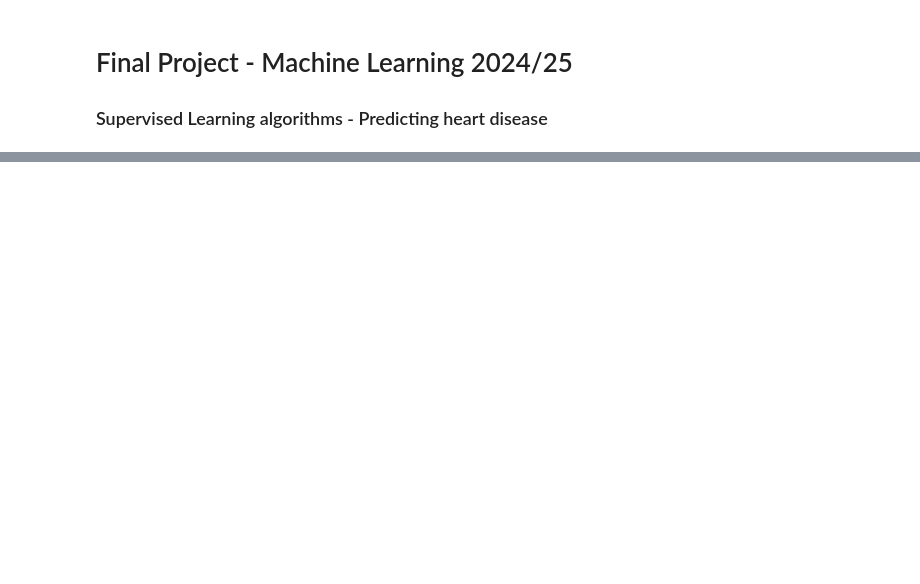
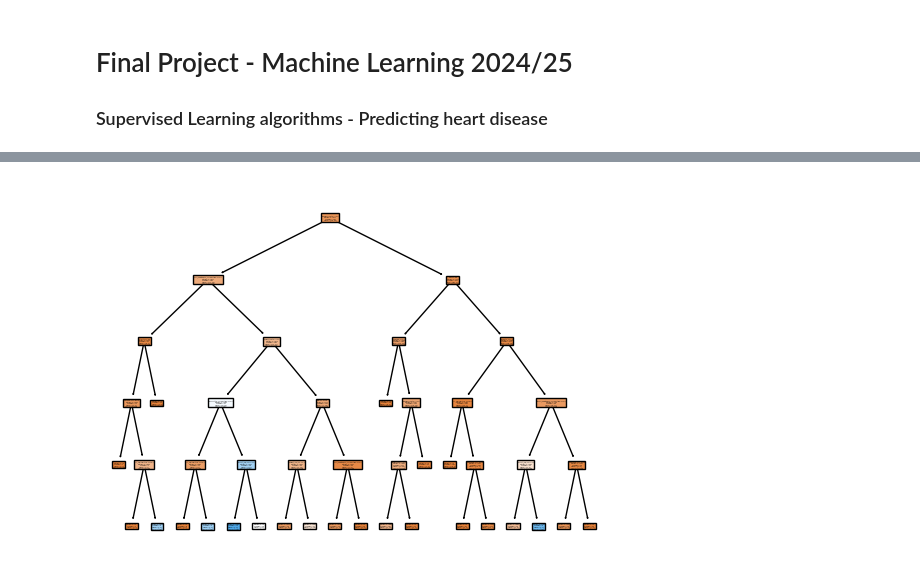
Before and after one commit to jelenameyer/IntroToMachineLearning, a Jupyter notebook: assignments/finalProject/supervisedLearners.ipynb, the cells around one changed output, grey strips where cells are left out. Cells and saved outputs as stored; diff of their text form; code cells hidden in the pictures; blank space fills up the shorter version.

```diff
--- a/assignments/finalProject/supervisedLearners.ipynb
+++ b/assignments/finalProject/supervisedLearners.ipynb
@@ -31,0 +89,14 @@ data
+# %%
+# show best performing plot
+model = tree.DecisionTreeClassifier(criterion="entropy", max_depth=bestPerformingDepth)
+model = model.fit(trainDataWithoutCrit, trainCrit)
+model
+tree.plot_tree(model,
+               feature_names = list(trainDataWithoutCrit.columns),
+               class_names = ["Diseased", "Healthy"],
+               filled = True)
+plt.show()
+
+bestAccuracyTrees = model.score(testDataWithoutCrit, testCrit)
+# %% [output]
+[figure, added]
```
Also changed, not shown: parts of 23 cells of this notebook, 1 other file.
